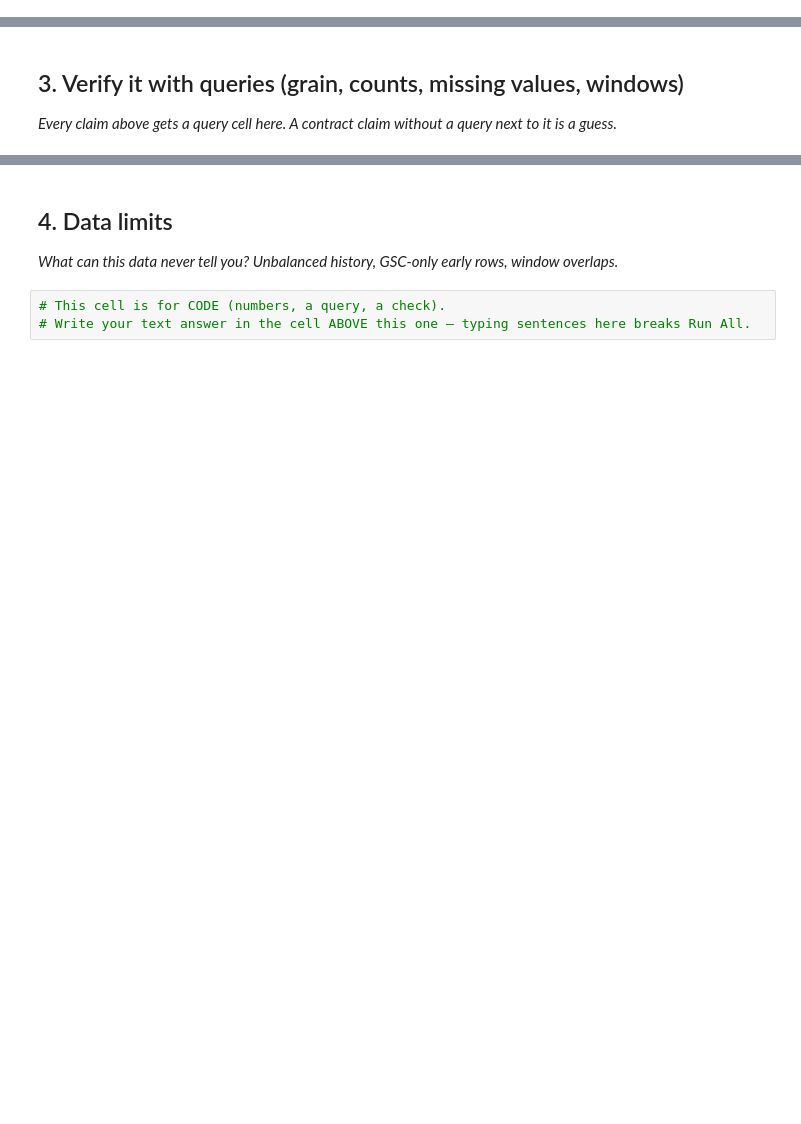
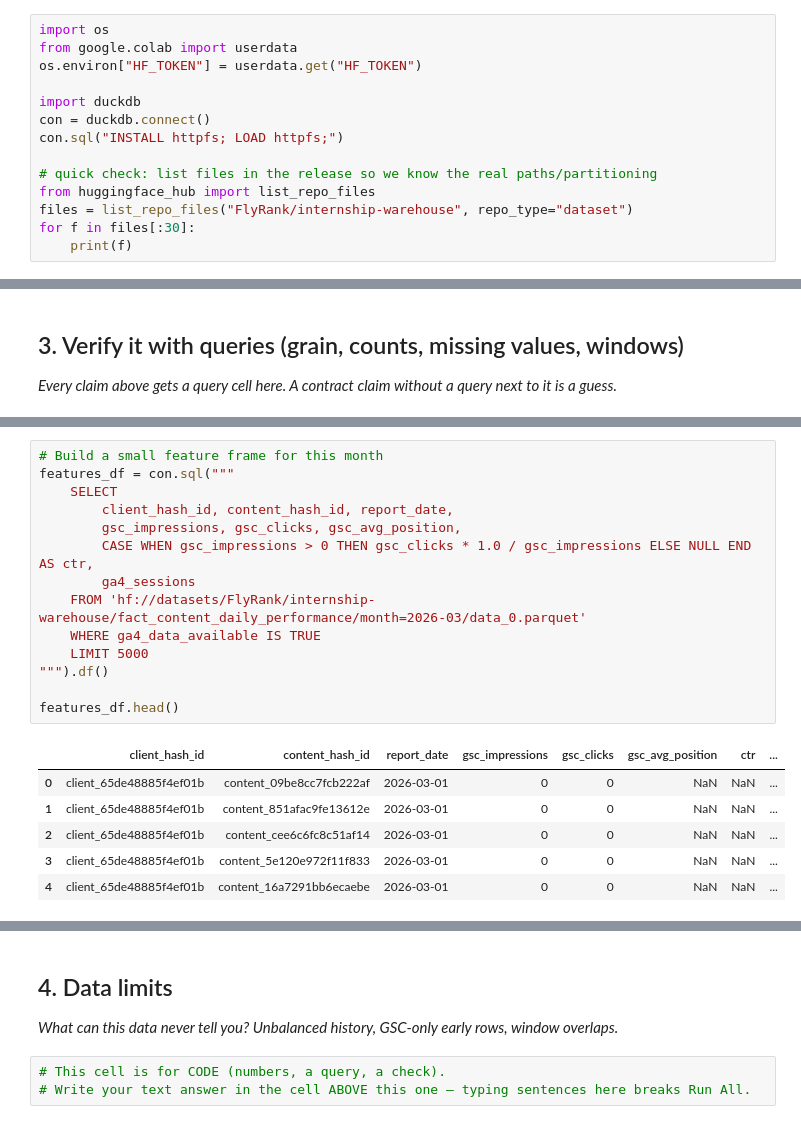
Before and after one commit to noor486/flyrank-ml-internship, a Jupyter notebook: work/notebooks/w03_data_contract.ipynb, the cells around one changed output, grey strips where cells are left out. Cells and saved outputs as stored; diff of their text form; blank space fills up the shorter version.

```diff
--- a/work/notebooks/w03_data_contract.ipynb
+++ b/work/notebooks/w03_data_contract.ipynb
@@ -6,3 +8,17 @@
 This skeleton is yours to fill. Work the sections **in order** — each one has a one-line hint. Simple words, honest numbers.
 
 > Working with an AI assistant? Tell it to read `skills/README.md` first and load the one skill this assignment names on its card.
+# %%
+import os
+from google.colab import userdata
+os.environ["HF_TOKEN"] = userdata.get("HF_TOKEN")
+
+import duckdb
+con = duckdb.connect()
+con.sql("INSTALL httpfs; LOAD httpfs;")
+
+# quick check: list files in the release so we know the real paths/partitioning
+from huggingface_hub import list_repo_files
+files = list_repo_files("FlyRank/internship-warehouse", repo_type="dataset")
+for f in files[:30]:
+    print(f)
@@ -29,0 +198,21 @@ This skeleton is yours to fill. Work the sections **in order** — each one has
+# %%
+# Build a small feature frame for this month
+features_df = con.sql("""
+    SELECT
+        client_hash_id, content_hash_id, report_date,
+        gsc_impressions, gsc_clicks, gsc_avg_position,
+        CASE WHEN gsc_impressions > 0 THEN gsc_clicks * 1.0 / gsc_impressions ELSE NULL END AS ctr,
+        ga4_sessions
+    FROM 'hf://datasets/FlyRank/internship-warehouse/fact_content_daily_performance/month=2026-03/data_0.parquet'
+    WHERE ga4_data_available IS TRUE
+    LIMIT 5000
+""").df()
+
+features_df.head()
+# %% [output]
+|  | client_hash_id | content_hash_id | report_date | gsc_impressions | gsc_clicks | gsc_avg_position | ctr | ... |
+| 0 | client_65de48885f4ef01b | content_09be8cc7fcb222af | 2026-03-01 | 0 | 0 | NaN | NaN | ... |
+| 1 | client_65de48885f4ef01b | content_851afac9fe13612e | 2026-03-01 | 0 | 0 | NaN | NaN | ... |
+| 2 | client_65de48885f4ef01b | content_cee6c6fc8c51af14 | 2026-03-01 | 0 | 0 | NaN | NaN | ... |
+| 3 | client_65de48885f4ef01b | content_5e120e972f11f833 | 2026-03-01 | 0 | 0 | NaN | NaN | ... |
+| 4 | client_65de48885f4ef01b | content_16a7291bb6ecaebe | 2026-03-01 | 0 | 0 | NaN | NaN | ... |
```
Also changed, not shown: parts of 14 cells of this notebook.
